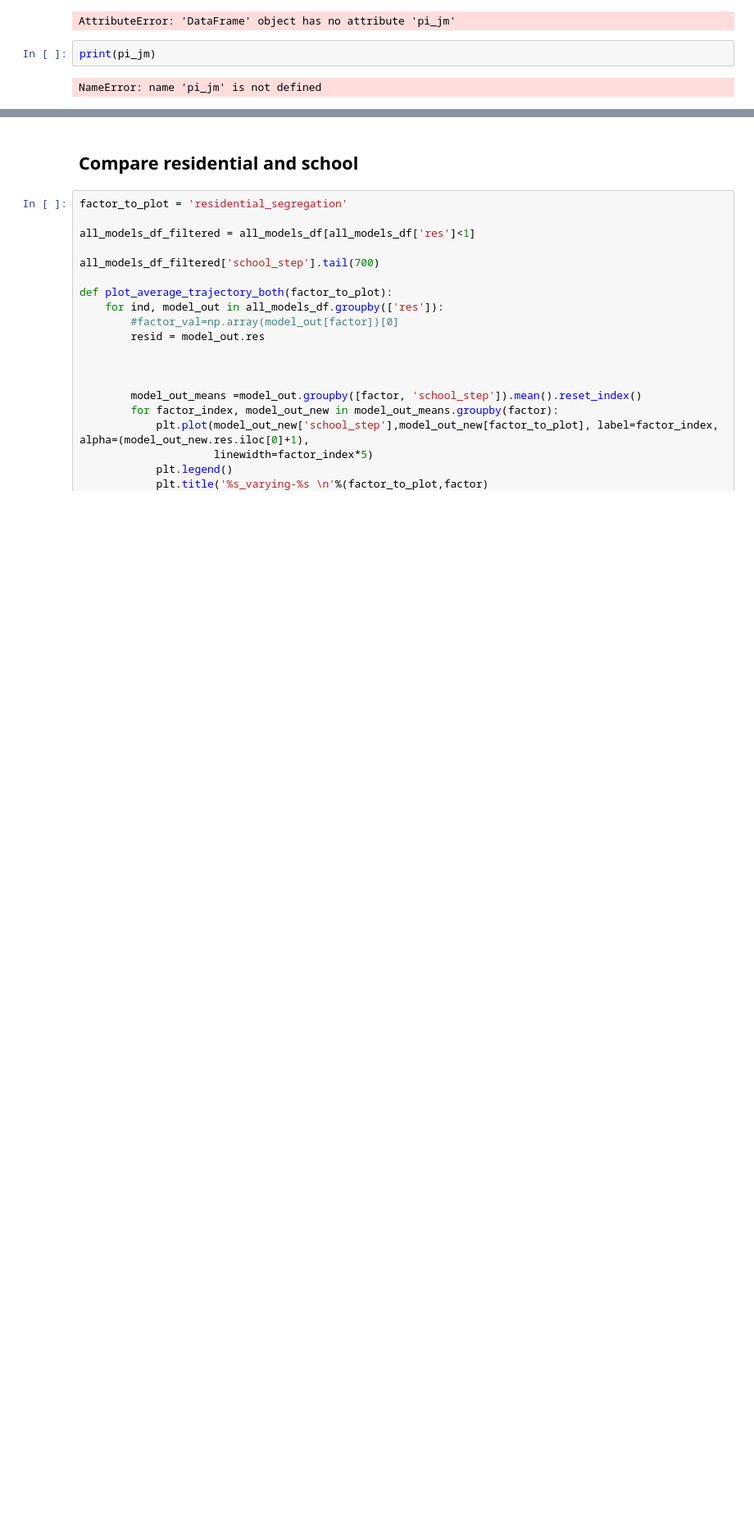
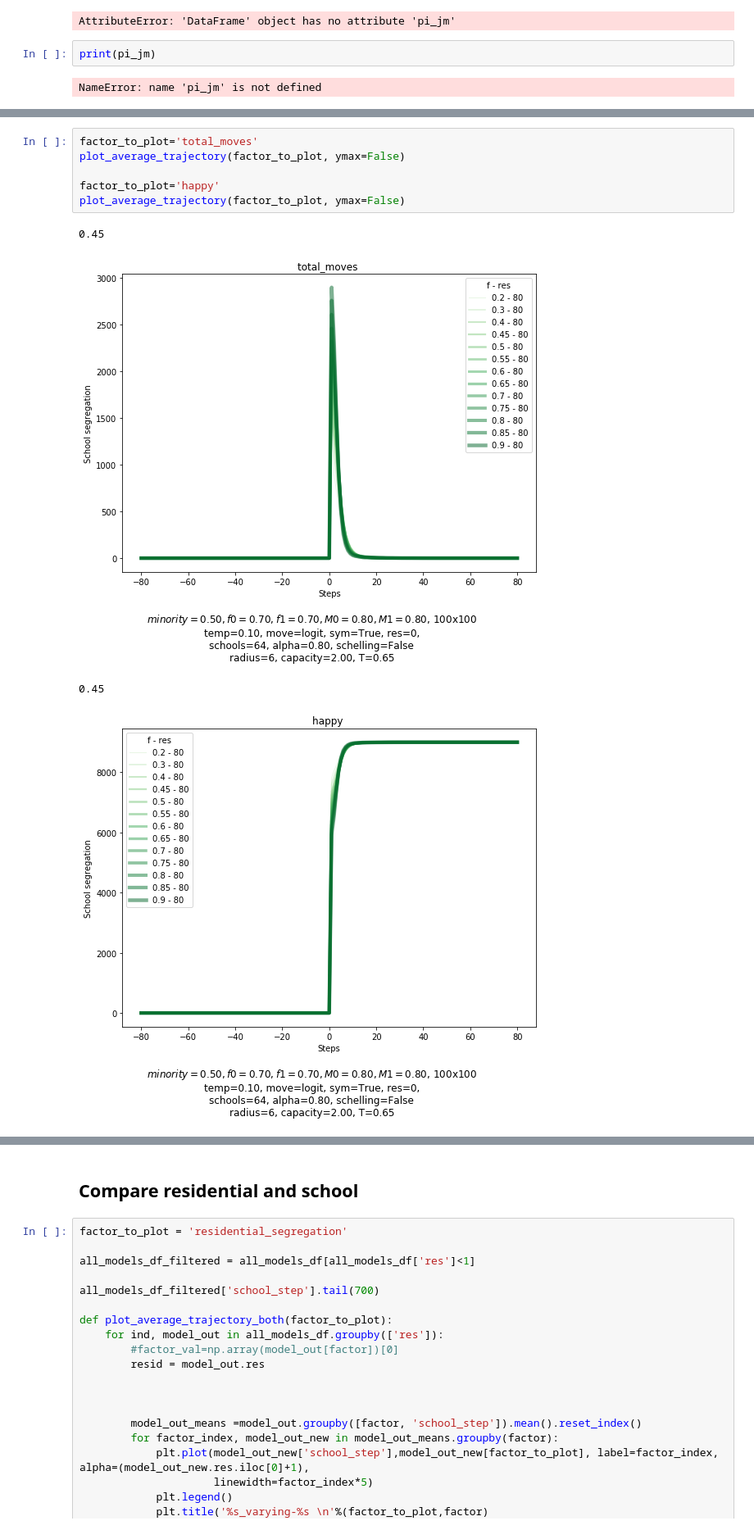
Before and after one commit to eathieniti/segregation, a Jupyter notebook: Sensitivity analysis - bounded model.ipynb, the cells around one changed output, grey strips where cells are left out. Shown at 82% size. Drawn from its saved outputs; the diff is of its cells as text; blank space fills up the shorter version.

```diff
--- a/Sensitivity analysis - bounded model.ipynb
+++ b/Sensitivity analysis - bounded model.ipynb
@@ -787,0 +851,11 @@ plot_trajectories(factor_to_plot)
+# %%
+factor_to_plot='total_moves'
+plot_average_trajectory(factor_to_plot, ymax=False)
+
+factor_to_plot='happy'
+plot_average_trajectory(factor_to_plot, ymax=False)
+# %% [output]
+0.45
+[figure, added]
+0.45
+[figure, added]
```
Also changed, not shown: parts of 26 cells of this notebook, 6 other files.
